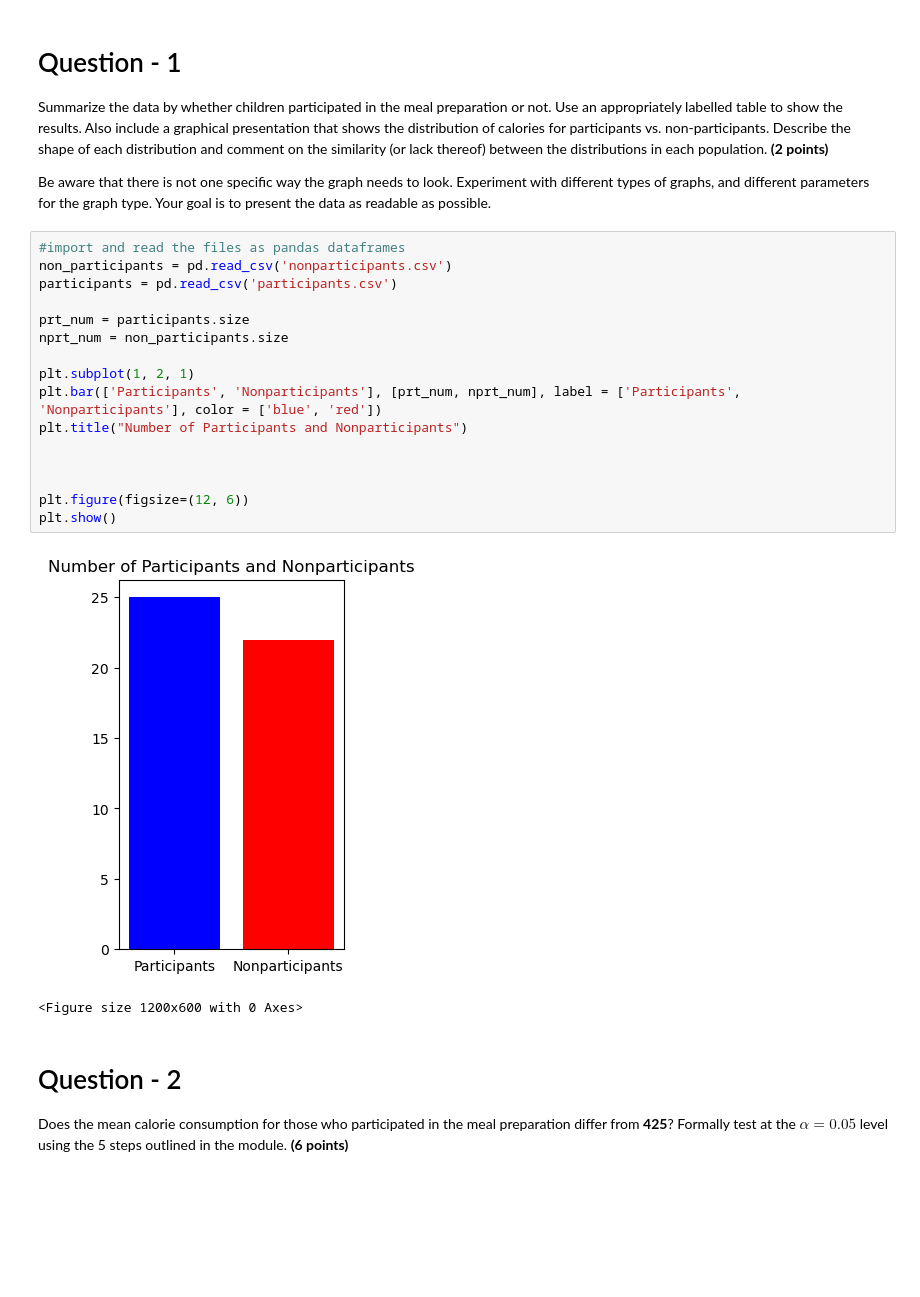
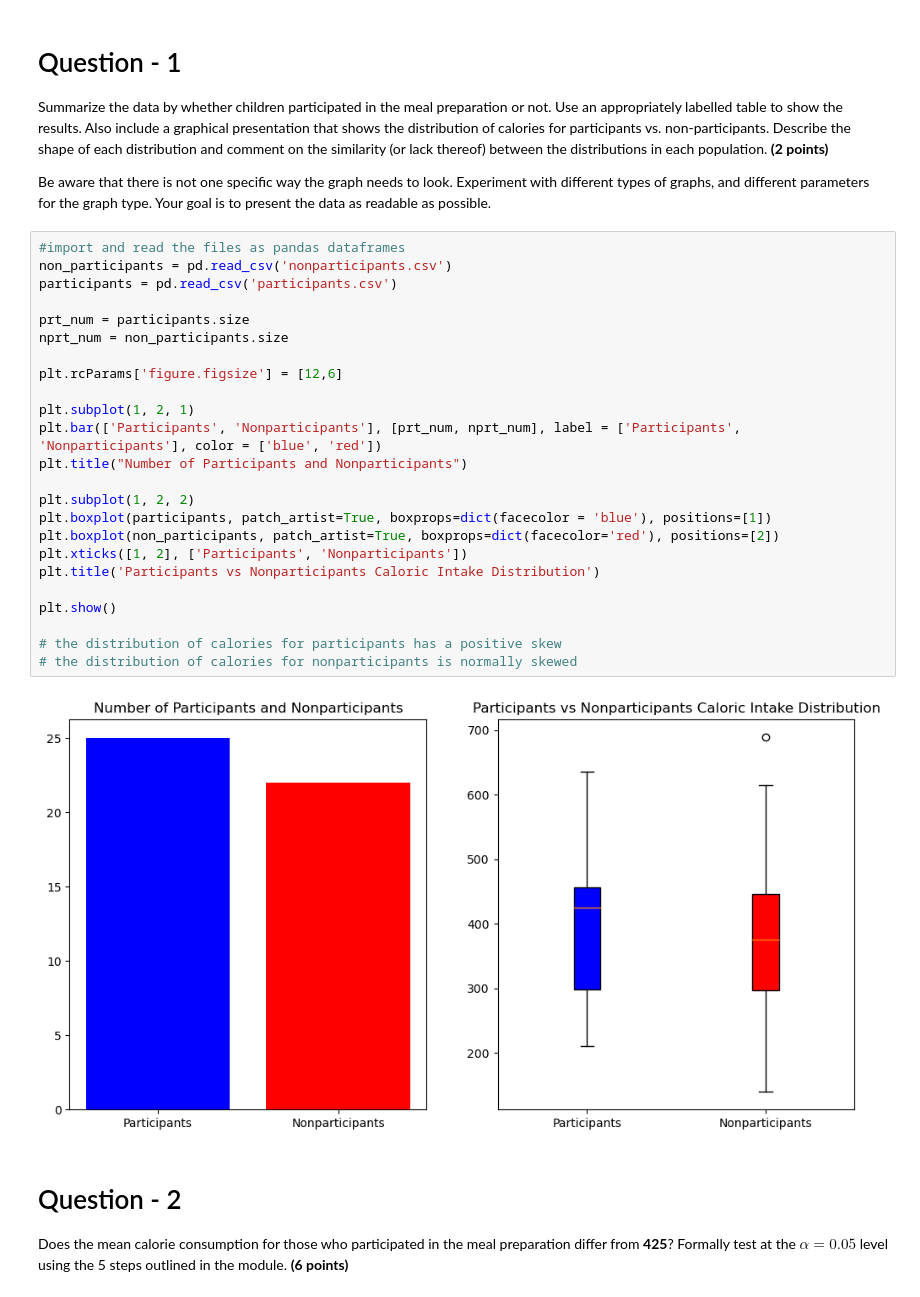
Before and after one commit to tylersmed/data-analytics, a Jupyter notebook: hw/hw3/329e_HW3.ipynb, the cells around one changed output. Drawn from its saved outputs; the diff is of its cells as text; blank space fills up the shorter version.

```diff
--- a/hw/hw3/329e_HW3.ipynb
+++ b/hw/hw3/329e_HW3.ipynb
@@ -30,22 +31,29 @@ Be aware that there is not one specific way the graph needs to look. Experiment
 # %%
 #import and read the files as pandas dataframes
 non_participants = pd.read_csv('nonparticipants.csv')
 participants = pd.read_csv('participants.csv')
 
 prt_num = participants.size
 nprt_num = non_participants.size
 
+plt.rcParams['figure.figsize'] = [12,6]
+
 plt.subplot(1, 2, 1)
 plt.bar(['Participants', 'Nonparticipants'], [prt_num, nprt_num], label = ['Participants', 'Nonparticipants'], color = ['blue', 'red'])
 plt.title("Number of Participants and Nonparticipants")
 
+plt.subplot(1, 2, 2)
+plt.boxplot(participants, patch_artist=True, boxprops=dict(facecolor = 'blue'), positions=[1])
+plt.boxplot(non_participants, patch_artist=True, boxprops=dict(facecolor='red'), positions=[2])
+plt.xticks([1, 2], ['Participants', 'Nonparticipants'])
+plt.title('Participants vs Nonparticipants Caloric Intake Distribution')
 
+plt.show()
 
-plt.figure(figsize=(12, 6))
-plt.show()
+# the distribution of calories for participants has a positive skew
+# the distribution of calories for nonparticipants is normally skewed
 # %% [output]
-[figure, old version]
+[figure, new version]
-<Figure size 1200x600 with 0 Axes>
 # %% [markdown]
 # Question - 2
 
```
Also changed, not shown: parts of 6 cells of this notebook.
